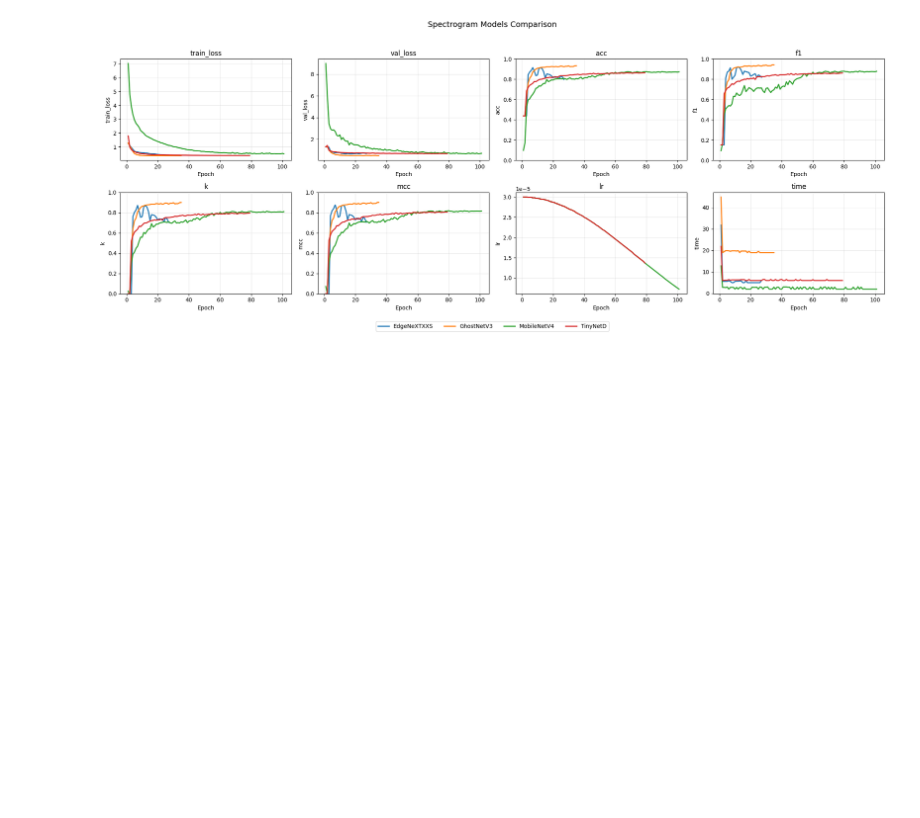
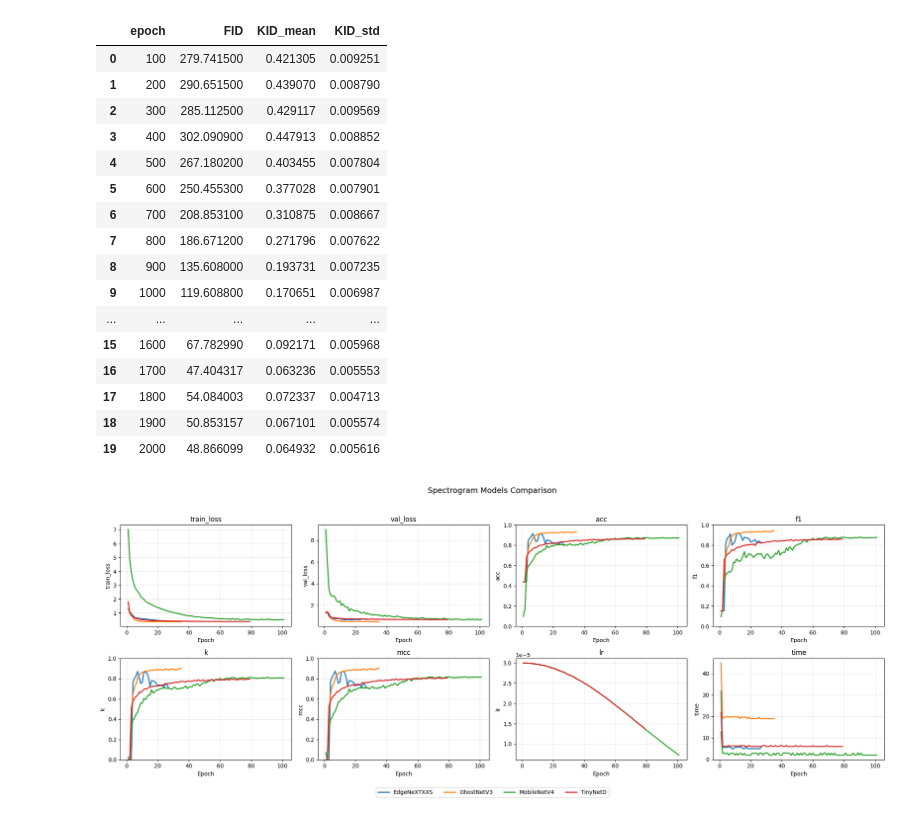
Before and after one commit to haideptrai1007/bearing-fault-diagnosis-wgan-gp, a Jupyter notebook: notebooks/plot_cnn_results.ipynb, the cells around one changed output. Saved outputs shown, nothing was run; the diff lists cells and outputs as text; code cells hidden in the pictures; blank space fills up the shorter version.

```diff
--- a/notebooks/plot_cnn_results.ipynb
+++ b/notebooks/plot_cnn_results.ipynb
@@ -39,6 +39,34 @@ spe_edge = pd.read_csv(r"D:\Capstone\models\PT\CNN\SPECTROGRAM\EdgeNeXTXXS\log.c
 spe_ghost = pd.read_csv(r"D:\Capstone\models\PT\CNN\SPECTROGRAM\GhostNetV3\log.csv")
 spe_mobile = pd.read_csv(r"D:\Capstone\models\PT\CNN\SPECTROGRAM\MobileNetV4\log.csv")
 spe_tiny = pd.read_csv(r"D:\Capstone\models\PT\CNN\SPECTROGRAM\TinyNetD\log.csv")
+# %%
+wgan_scal_b = pd.read_csv(r"D:\Capstone\models\PT\WGAN-GP\SCALOGRAM\Scal_B_700\eval_metrics.csv")
+wgan_scal_ir = pd.read_csv(r"D:\Capstone\models\PT\WGAN-GP\SCALOGRAM\Scal_IR_700\eval_metrics.csv")
+wgan_scal_n = pd.read_csv(r"D:\Capstone\models\PT\WGAN-GP\SCALOGRAM\Scal_N_2000\eval_metrics.csv")
+
+wgan_spec_b = pd.read_excel(r"D:\Capstone\models\PT\WGAN-GP\SPECTROGRAM\Spec_B_700\eval_metrics.xlsx")
+wgan_spec_ir = pd.read_excel(r"D:\Capstone\models\PT\WGAN-GP\SPECTROGRAM\Spec_IR_700\eval_metrics.xlsx")
+wgan_spec_n = pd.read_excel(r"D:\Capstone\models\PT\WGAN-GP\SPECTROGRAM\Spec_N_2000\eval_metrics.xlsx")
+# %%
+wgan_spec_n
+# %% [output]
+|  | epoch | FID | KID_mean | KID_std |
+| 0 | 100 | 279.741500 | 0.421305 | 0.009251 |
+| 1 | 200 | 290.651500 | 0.439070 | 0.008790 |
+| 2 | 300 | 285.112500 | 0.429117 | 0.009569 |
+| 3 | 400 | 302.090900 | 0.447913 | 0.008852 |
+| 4 | 500 | 267.180200 | 0.403455 | 0.007804 |
+| 5 | 600 | 250.455300 | 0.377028 | 0.007901 |
+| 6 | 700 | 208.853100 | 0.310875 | 0.008667 |
+| 7 | 800 | 186.671200 | 0.271796 | 0.007622 |
+| 8 | 900 | 135.608000 | 0.193731 | 0.007235 |
+| 9 | 1000 | 119.608800 | 0.170651 | 0.006987 |
+| ... | ... | ... | ... | ... |
+| 15 | 1600 | 67.782990 | 0.092171 | 0.005968 |
+| 16 | 1700 | 47.404317 | 0.063236 | 0.005553 |
+| 17 | 1800 | 54.084003 | 0.072337 | 0.004713 |
+| 18 | 1900 | 50.853157 | 0.067101 | 0.005574 |
+| 19 | 2000 | 48.866099 | 0.064932 | 0.005616 |
 # %%
 sca_models = {
     "EdgeNeXTXXS": sca_edge,
```
Also changed, not shown: parts of 5 cells of this notebook, 3 other files.
